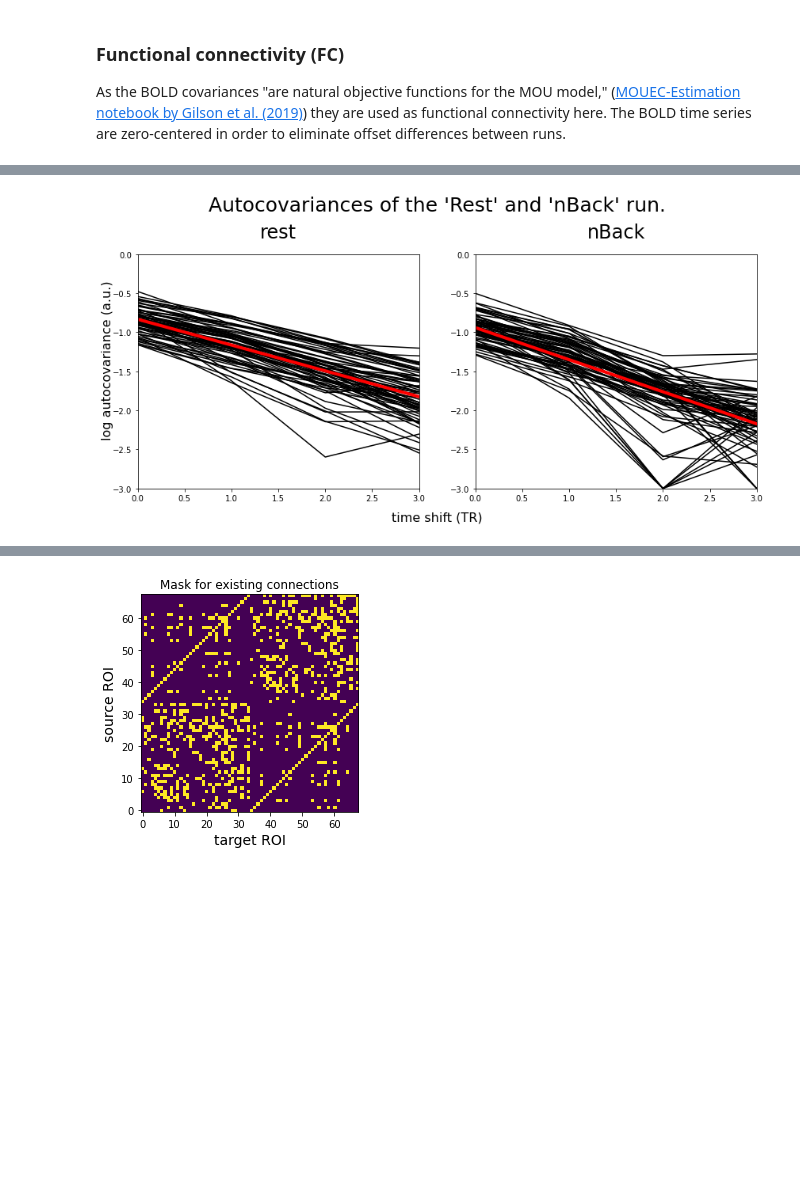
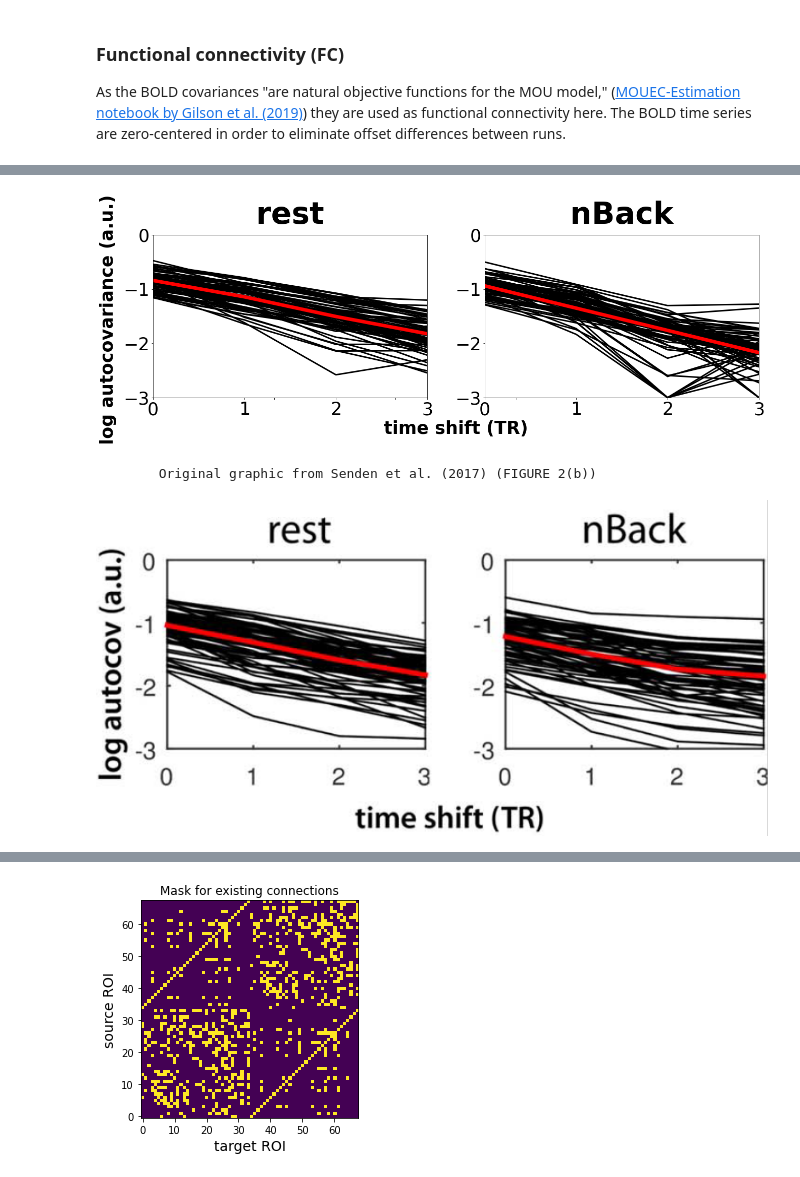
Before and after one commit to bjoernkoehn21/Reproduce-results-from-Senden-paper, a Jupyter notebook: replicate_results_from_Senden_et_al_paper.ipynb, the cells around one changed output, grey strips where cells are left out. Saved outputs shown, nothing was run; the diff lists cells and outputs as text; code cells hidden in the pictures; blank space fills up the shorter version.

```diff
--- a/replicate_results_from_Senden_et_al_paper.ipynb
+++ b/replicate_results_from_Senden_et_al_paper.ipynb
@@ -300,42 +216,66 @@ Mean BOLD variance (diagonal of each FC0 matrix): 0.30001093945178825
 # %%
-## Calculate the logarithm of the autocovariance.
+## Plot the logarithm of the mean (over subjects) autocovariance for the
+#  first 3 time shifts.
+
+# Plot parameters.
 ylim = -3
 suptitle_fontsize = 25
-title_fontsize = 24
-axis_lable_fontsize = 16
-top_adjust = 0.81
+title_fontsize = 60
+axis_lable_fontsize = 35
+linewidth = 3
+fat_linewidth = 7
 
+# Calculate FC with 0, 1, 2, 3 timeshifts.
+n_shifts = 4
+FC = calculate_FC_with_constant_timeseries_length(filtered_ts_emp, n_shifts)
+FC_avg = FC.mean(axis=_SUBJECT_AXIS)
+
+# Calculate the logarithm of the autocovariance.
 ac = FC_avg[:, :, :, :].diagonal(axis1=2, axis2=3)
 log_ac = np.log10(np.maximum(ac[:, :, :], pow(10, ylim)))
-v_tau = np.arange(ac.shape[1], dtype=np.float)
+v_tau = np.arange(n_shifts, dtype=np.float)
 
 # Show the autocovariance for the rest run.
-fig, ax = plt.subplots(nrows=1, ncols=2, figsize=(14, 6))
-fig.suptitle(str("Autocovariances of the '" + run_labels[0]+"' and '"
-                 + run_labels[1] + "' run."), fontsize=suptitle_fontsize)
-fig.subplots_adjust(top=top_adjust)
-fig.text(0.5, 0.03, 'time shift (TR)',
-         ha='center', fontsize=axis_lable_fontsize)
-fig.text(0.08, 0.5, 'log autocovariance (a.u.)', va='center',
-         rotation='vertical', fontsize=axis_lable_fontsize)
+fig, ax = plt.subplots(nrows=1, ncols=2, figsize=(20, 8), sharex=True, sharey=True)
 plt.subplot(121)
-plt.plot(range(n_shifts), log_ac[_I_REST_RUN,:,:], '-k')
-lin_reg_rest = np.polyfit( np.repeat(v_tau, n_rois),
-                          log_ac[_I_REST_RUN,:,:].reshape(-1), 1 )
-plt.plot(v_tau, lin_reg_rest[0]*v_tau + lin_reg_rest[1], '-r', linewidth=4)
-plt.title('rest', fontsize=title_fontsize, y=1.05)
+plt.plot(range(n_shifts), log_ac[_I_REST_RUN,:,:], '-k', linewidth=linewidth)
+plt.plot(v_tau, log_ac[_I_REST_RUN, :, :].mean(axis=1), '-r', linewidth=fat_linewidth)
+plt.title('rest', fontsize=title_fontsize, y=1.05, weight='bold')
 plt.ylim((ylim, 0))
 plt.xlim((0, n_shifts-1))
+ax = plt.gca()
+ax.tick_params(axis="x", labelsize=axis_lable_fontsize)
+ax.tick_params(axis="y", labelsize=axis_lable_fontsize)
 
 # Show the autocovariance for the nBack run.
 plt.subplot(122)
-plt.plot(range(n_shifts), log_ac[_I_NBACK_RUN,:,:], '-k')
+plt.plot(range(n_shifts), log_ac[_I_NBACK_RUN,:,:], '-k', linewidth=linewidth)
 lin_reg_nback = np.polyfit(np.repeat(v_tau, n_rois),
                            log_ac[_I_NBACK_RUN,:,:].reshape(-1), 1 )
-plt.plot(v_tau, lin_reg_nback[0]*v_tau + lin_reg_nback[1], '-r', linewidth=4)
-plt.title('nBack', fontsize=title_fontsize, y=1.05)
+plt.plot(v_tau, lin_reg_nback[0]*v_tau + lin_reg_nback[1], '-r', linewidth=fat_linewidth)
+plt.title('nBack', fontsize=title_fontsize, y=1.05, weight='bold')
 plt.ylim((ylim, 0))
 plt.xlim((0, n_shifts-1))
+ax = plt.gca()
+ax.tick_params(axis="x", labelsize=axis_lable_fontsize)
+ax.tick_params(axis="y", labelsize=axis_lable_fontsize)
+plt.subplots_adjust(left=0.15, right=1, wspace=0.6)
+
+# Add a big axes and hide frame for joint y- and x-label.
+ax = fig.add_subplot(111, frameon=False)
+plt.tick_params(labelcolor='none', left=False, right=False)
+plt.xlabel("time shift (TR)", fontsize=axis_lable_fontsize, weight='bold')
+plt.ylabel("log autocovariance (a.u.)", fontsize=axis_lable_fontsize, weight='bold')
+ax.xaxis.set_label_coords(0.5,-0.14)
+ax.yaxis.set_label_coords(-0.06,0.48)
+plt.tight_layout()
 plt.show()
+fig.savefig(str(_FIGURES_DIR + '/autocovariances.pdf'), bbox_inches='tight')
+
+# Display the logarithm of the autocovariances from the Senden-paper (cf. FIGURE 2b))
+print(black('\n\n\tOriginal graphic from Senden et al. (2017) (FIGURE 2(b))', 'bold'))
+Image(filename = "images_from_paper/figure2b_14zu7_fixed.png", width=1000, height=1000)
 # %% [output]
-[figure, old version]
+[figure, new version]
+        Original graphic from Senden et al. (2017) (FIGURE 2(b))
+[figure, added]
```
Also changed, not shown: parts of 21 cells of this notebook, 3 other files.
